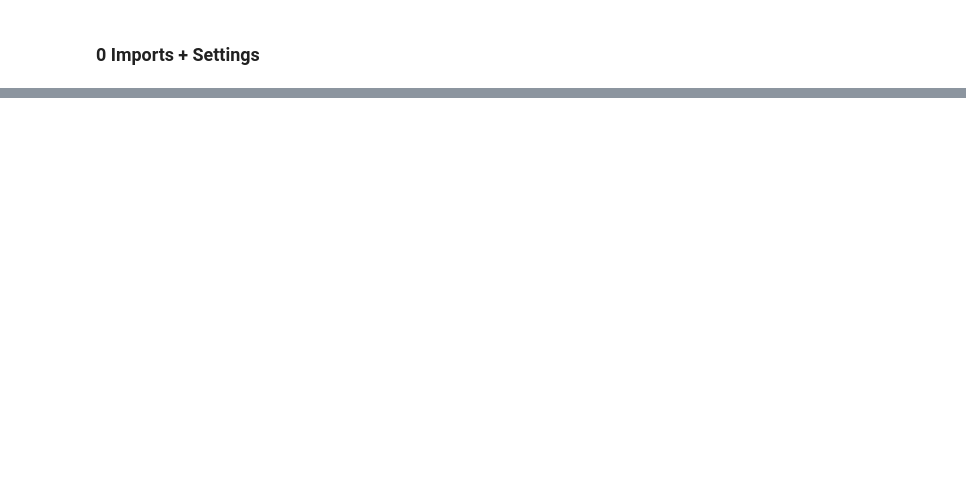
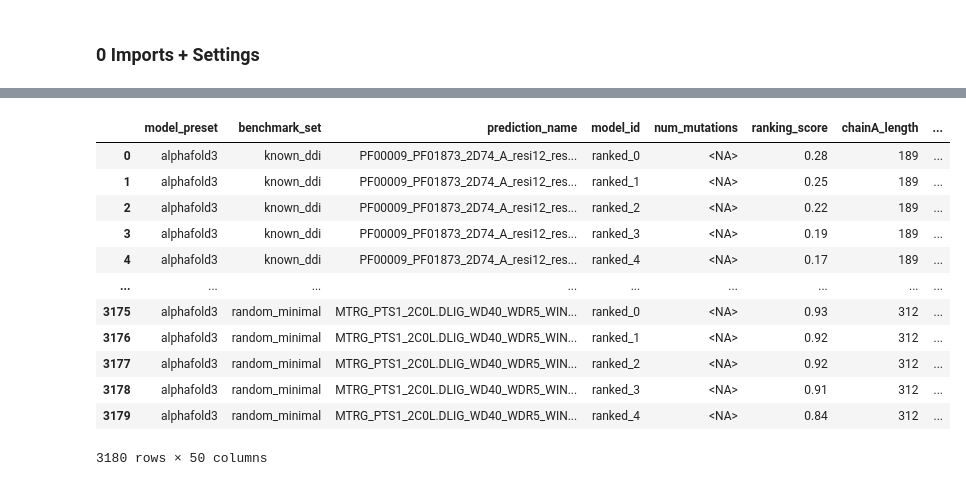
Before and after one commit to andreasmz/bachelorthesis, a Jupyter notebook: dev/2025-02-19 template metrics.ipynb, the cells around one changed output, grey strips where cells are left out. Saved outputs shown, nothing was run; the diff lists cells and outputs as text; code cells hidden in the pictures; blank space fills up the shorter version.

```diff
--- a/dev/2025-02-19 template metrics.ipynb
+++ b/dev/2025-02-19 template metrics.ipynb
@@ -545,0 +503,23 @@ pymol.cmd.iterate("chain B and solved", "print(resi)")
+# %%
+dataAF["chainA_start"] = dataAF["chainA_start"].astype(pd.Int64Dtype())
+dataAF["chainA_end"] = dataAF["chainA_end"].astype(pd.Int64Dtype())
+dataAF["chainB_start"] = dataAF["chainB_start"].astype(pd.Int64Dtype())
+dataAF["chainB_end"] = dataAF["chainB_end"].astype(pd.Int64Dtype())
+dataAF["num_mutations"] = dataAF["num_mutations"].astype(pd.Int64Dtype())
+dataAF["num_align_atoms_domain"] = dataAF["num_align_atoms_domain"].astype(pd.Int64Dtype())
+dataAF["num_align_resi_domain"] = dataAF["num_align_resi_domain"].astype(pd.Int64Dtype())
+dataAF
+# %% [output]
+|  | model_preset | benchmark_set | prediction_name | model_id | num_mutations | ranking_score | chainA_length | ... |
+| 0 | alphafold3 | known_ddi | PF00009_PF01873_2D74_A_resi12_res... | ranked_0 | <NA> | 0.28 | 189 | ... |
+| 1 | alphafold3 | known_ddi | PF00009_PF01873_2D74_A_resi12_res... | ranked_1 | <NA> | 0.25 | 189 | ... |
+| 2 | alphafold3 | known_ddi | PF00009_PF01873_2D74_A_resi12_res... | ranked_2 | <NA> | 0.22 | 189 | ... |
+| 3 | alphafold3 | known_ddi | PF00009_PF01873_2D74_A_resi12_res... | ranked_3 | <NA> | 0.19 | 189 | ... |
+| 4 | alphafold3 | known_ddi | PF00009_PF01873_2D74_A_resi12_res... | ranked_4 | <NA> | 0.17 | 189 | ... |
+| ... | ... | ... | ... | ... | ... | ... | ... | ... |
+| 3175 | alphafold3 | random_minimal | MTRG_PTS1_2C0L.DLIG_WD40_WDR5_WIN... | ranked_0 | <NA> | 0.93 | 312 | ... |
+| 3176 | alphafold3 | random_minimal | MTRG_PTS1_2C0L.DLIG_WD40_WDR5_WIN... | ranked_1 | <NA> | 0.92 | 312 | ... |
+| 3177 | alphafold3 | random_minimal | MTRG_PTS1_2C0L.DLIG_WD40_WDR5_WIN... | ranked_2 | <NA> | 0.92 | 312 | ... |
+| 3178 | alphafold3 | random_minimal | MTRG_PTS1_2C0L.DLIG_WD40_WDR5_WIN... | ranked_3 | <NA> | 0.91 | 312 | ... |
+| 3179 | alphafold3 | random_minimal | MTRG_PTS1_2C0L.DLIG_WD40_WDR5_WIN... | ranked_4 | <NA> | 0.84 | 312 | ... |
+3180 rows × 50 columns
```
Also changed, not shown: parts of 49 cells of this notebook, 12 other files.
